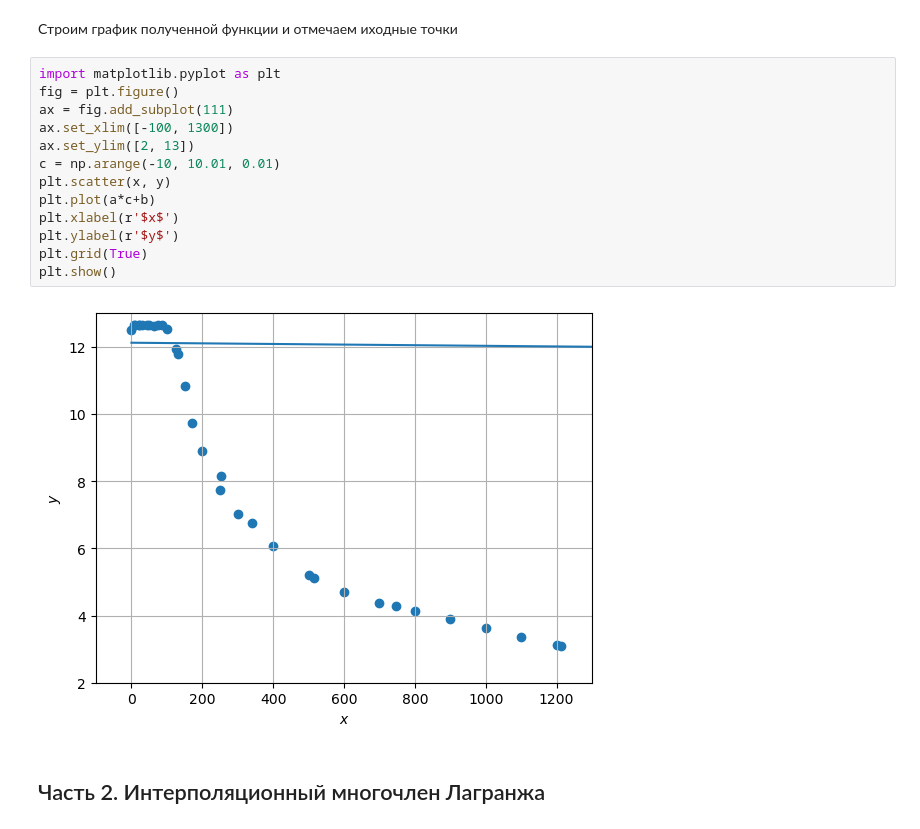
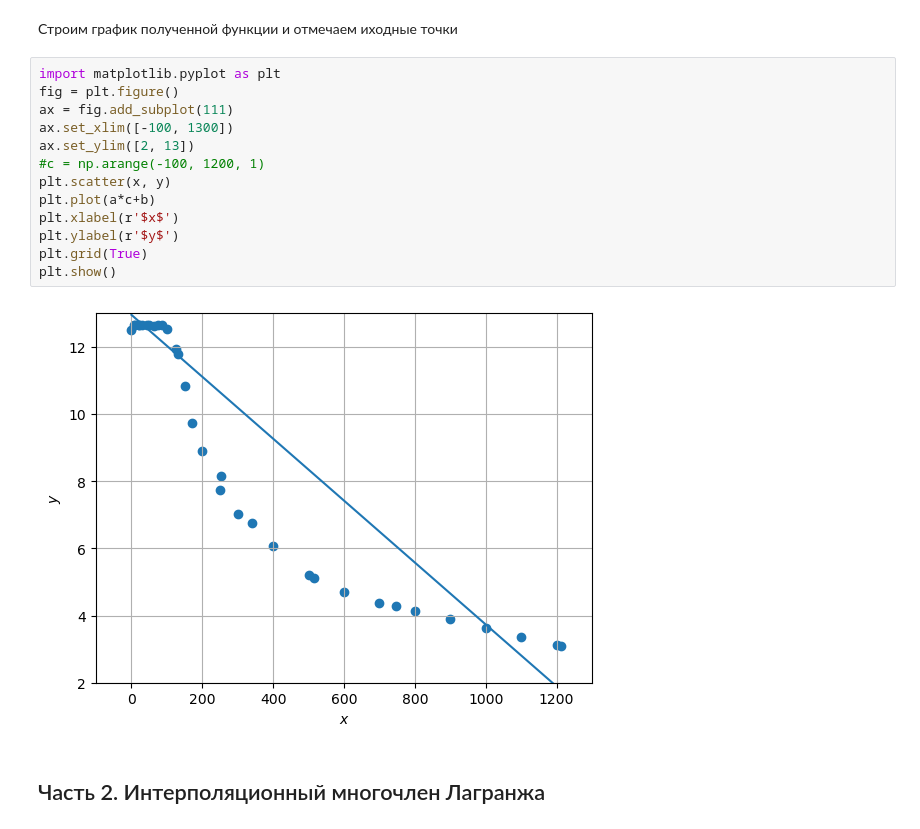
Before and after one commit to ivanyarigin/geo23, a Jupyter notebook: Kursovay_rabota_yarigin.ipynb, the cells around one changed output. Saved outputs shown, nothing was run; the diff lists cells and outputs as text.

```diff
--- a/Kursovay_rabota_yarigin.ipynb
+++ b/Kursovay_rabota_yarigin.ipynb
@@ -57,18 +57,18 @@ for X in x:
 # %%
 import matplotlib.pyplot as plt
 fig = plt.figure()
 ax = fig.add_subplot(111)
 ax.set_xlim([-100, 1300])
 ax.set_ylim([2, 13])
-c = np.arange(-10, 10.01, 0.01)
+#c = np.arange(-100, 1200, 1)
 plt.scatter(x, y)
 plt.plot(a*c+b)
 plt.xlabel(r'$x$')
 plt.ylabel(r'$y$')
 plt.grid(True)
 plt.show()
 # %% [output]
-[figure, old version]
+[figure, new version]
 # %% [markdown]
 ## Часть 2. Интерполяционный многочлен Лагранжа
 # %% [markdown]
```
Also changed, not shown: parts of 7 cells of this notebook.
